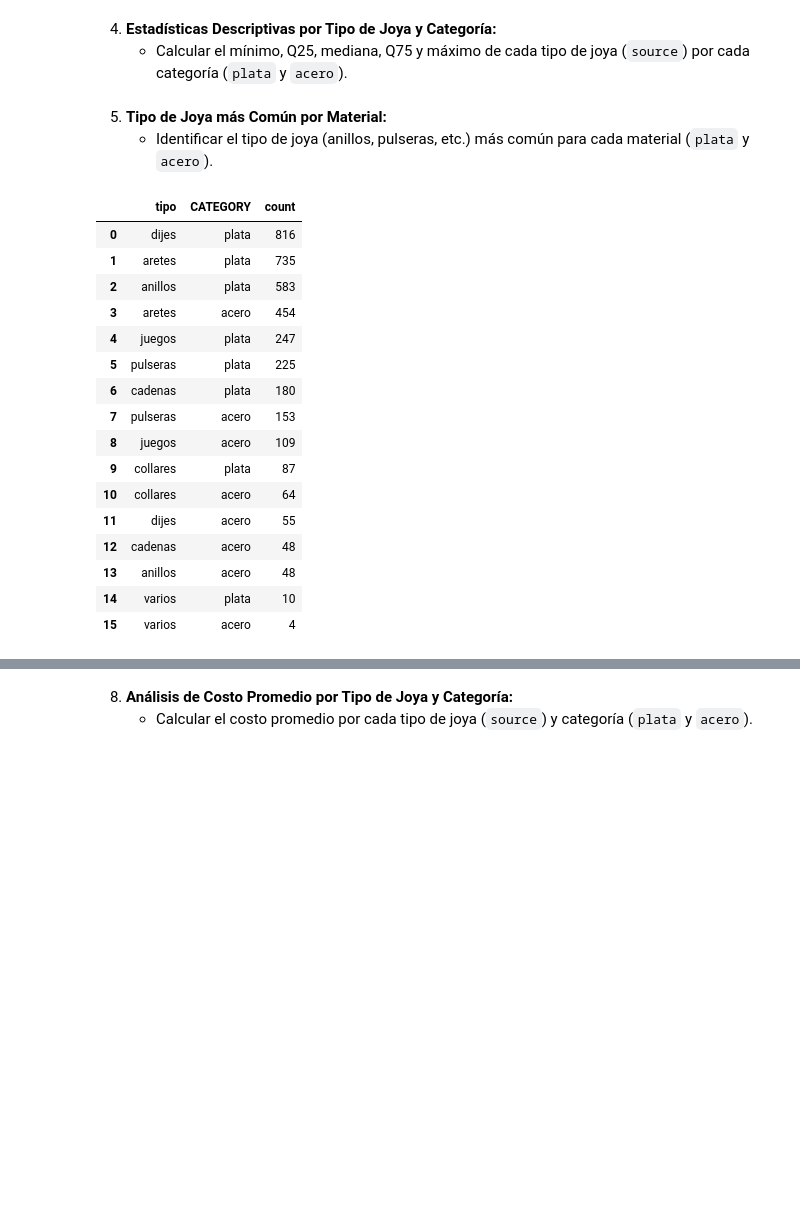
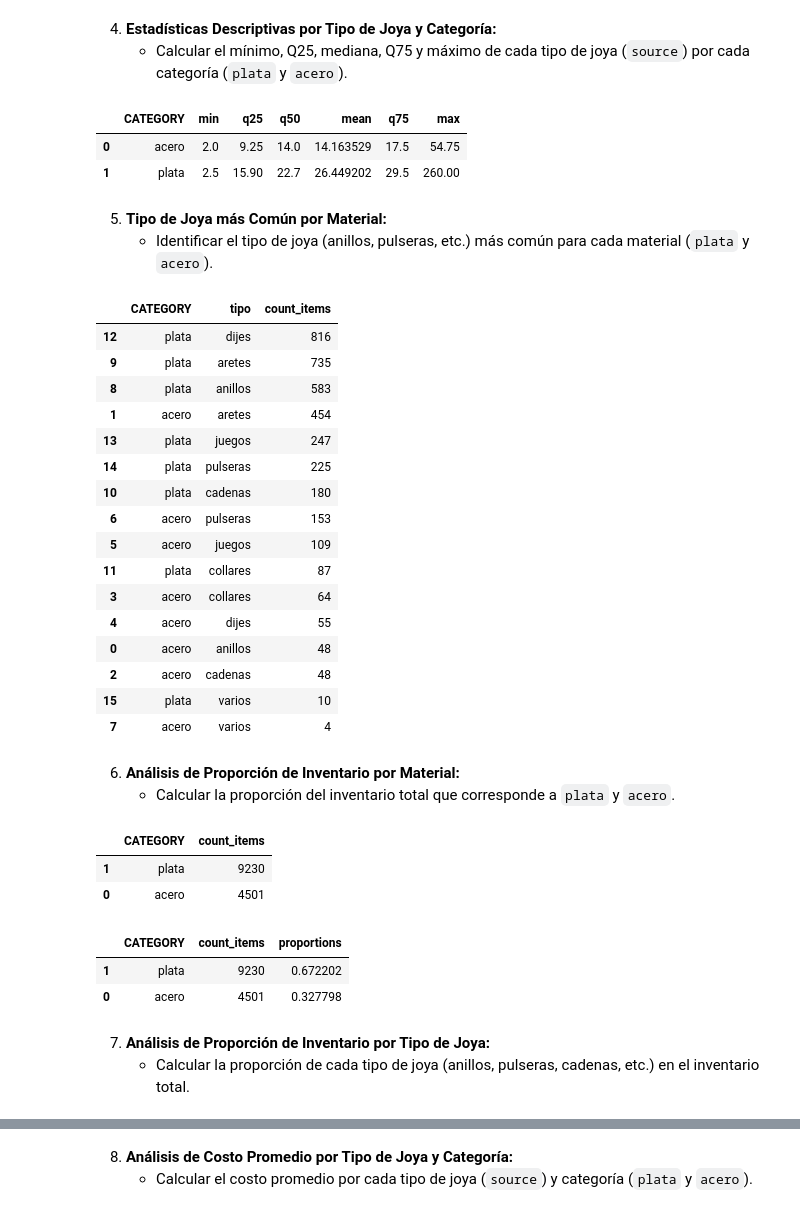
Before and after one commit to edu-marin/django_storefront, a Jupyter notebook: data_migration/descriptive_analysis_inventario.ipynb, the cells around one changed output, grey strips where cells are left out. Cells and saved outputs as stored; diff of their text form; code cells hidden in the pictures; blank space fills up the shorter version.

```diff
--- a/data_migration/descriptive_analysis_inventario.ipynb
+++ b/data_migration/descriptive_analysis_inventario.ipynb
@@ -145,28 +157,66 @@ import matplotlib.pyplot as plt
 # %% [markdown]
 4. **Estadísticas Descriptivas por Tipo de Joya y Categoría:**
    - Calcular el mínimo, Q25, mediana, Q75 y máximo de cada tipo de joya (`source`) por cada categoría (`plata` y `acero`).
+# %%
+clean_inventory.groupby('CATEGORY')['pvp'].agg(
+    min=('min'),
+    q25=(lambda x: x.quantile(0.25)),
+    q50=('median'),
+    mean=('mean'),
+    q75=(lambda x: x.quantile(0.75)),
+    max=('max')
+).reset_index()
+# %% [output]
+|  | CATEGORY | min | q25 | q50 | mean | q75 | max |
+| 0 | acero | 2.0 | 9.25 | 14.0 | 14.163529 | 17.5 | 54.75 |
+| 1 | plata | 2.5 | 15.90 | 22.7 | 26.449202 | 29.5 | 260.00 |
 # %% [markdown]
 5. **Tipo de Joya más Común por Material:**
    - Identificar el tipo de joya (anillos, pulseras, etc.) más común para cada material (`plata` y `acero`).
 # %%
-tipo_joya = clean_inventory.groupby("tipo")["CATEGORY"].value_counts().sort_values(ascending=False)
-tipo_joya_df = pd.DataFrame(tipo_joya).reset_index()
+tipo_joya_df = clean_inventory.groupby(["CATEGORY","tipo"])["count_items"].count().reset_index().sort_values("count_items",ascending=False)
+
 tipo_joya_df
 # %% [output]
-|  | tipo | CATEGORY | count |
-| 0 | dijes | plata | 816 |
-| 1 | aretes | plata | 735 |
-| 2 | anillos | plata | 583 |
-| 3 | aretes | acero | 454 |
-| 4 | juegos | plata | 247 |
-| 5 | pulseras | plata | 225 |
-| 6 | cadenas | plata | 180 |
-| 7 | pulseras | acero | 153 |
-| 8 | juegos | acero | 109 |
-| 9 | collares | plata | 87 |
-| 10 | collares | acero | 64 |
-| 11 | dijes | acero | 55 |
-| 12 | cadenas | acero | 48 |
-| 13 | anillos | acero | 48 |
-| 14 | varios | plata | 10 |
-| 15 | varios | acero | 4 |
+|  | CATEGORY | tipo | count_items |
+| 12 | plata | dijes | 816 |
+| 9 | plata | aretes | 735 |
+| 8 | plata | anillos | 583 |
+| 1 | acero | aretes | 454 |
+| 13 | plata | juegos | 247 |
+| 14 | plata | pulseras | 225 |
+| 10 | plata | cadenas | 180 |
+| 6 | acero | pulseras | 153 |
+| 5 | acero | juegos | 109 |
+| 11 | plata | collares | 87 |
+| 3 | acero | collares | 64 |
+| 4 | acero | dijes | 55 |
+| 0 | acero | anillos | 48 |
+| 2 | acero | cadenas | 48 |
+| 15 | plata | varios | 10 |
+| 7 | acero | varios | 4 |
+# %% [markdown]
+6. **Análisis de Proporción de Inventario por Material:**
+   - Calcular la proporción del inventario total que corresponde a `plata` y `acero`.
+# %%
+total_items = clean_inventory.groupby("CATEGORY")["count_items"].sum().reset_index().sort_values("count_items",ascending=False)
+total_items
+# %% [output]
+|  | CATEGORY | count_items |
+| 1 | plata | 9230 |
+| 0 | acero | 4501 |
+# %%
+total_sum = total_items.count_items.sum()
+
+proportions = total_items.count_items / total_sum
+
+total_items["proportions"]= proportions
+
+total_items
+# %% [output]
+|  | CATEGORY | count_items | proportions |
+| 1 | plata | 9230 | 0.672202 |
+| 0 | acero | 4501 | 0.327798 |
+# %% [markdown]
+7. **Análisis de Proporción de Inventario por Tipo de Joya:**
+   - Calcular la proporción de cada tipo de joya (anillos, pulseras, cadenas, etc.) en el inventario total.
```
Also changed, not shown: parts of 14 cells of this notebook.
